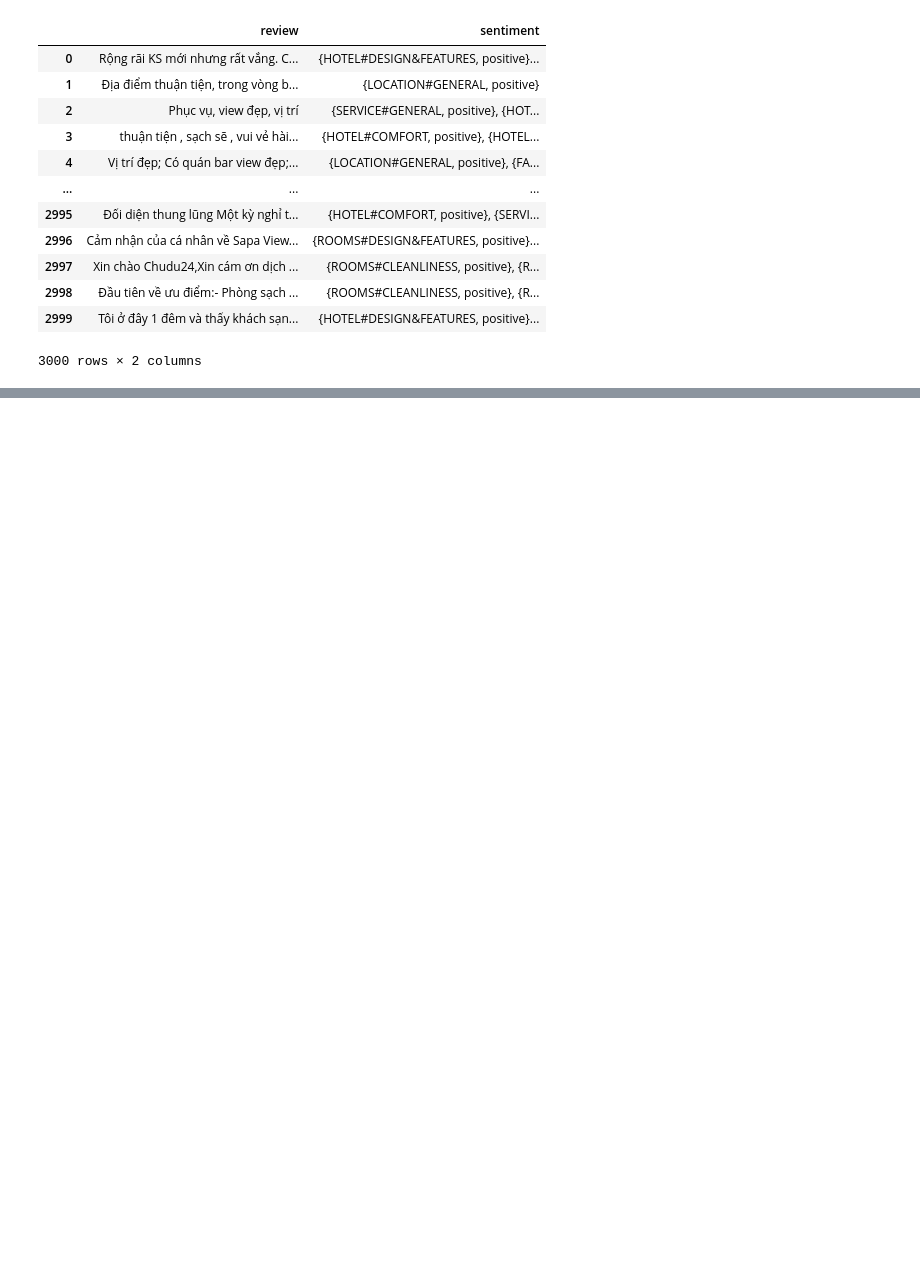
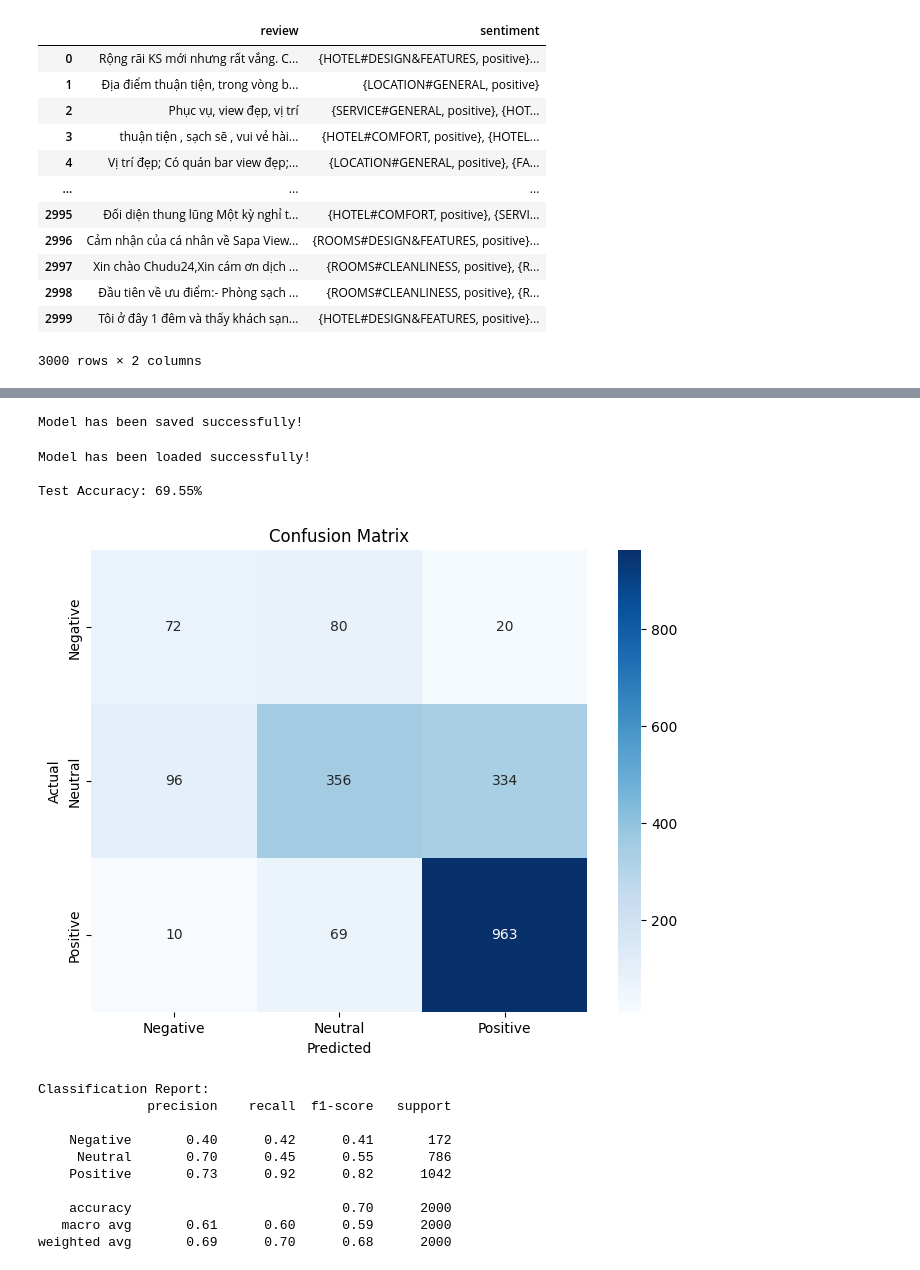
Before and after one commit to garnalam/Sentiment_Classification, a Jupyter notebook: Restaurant_Hotel_Review_Sentiment_Classification/main.ipynb, the cells around one changed output, grey strips where cells are left out. Cells and saved outputs as stored; diff of their text form; code cells hidden in the pictures; blank space fills up the shorter version.

```diff
--- a/Restaurant_Hotel_Review_Sentiment_Classification/main.ipynb
+++ b/Restaurant_Hotel_Review_Sentiment_Classification/main.ipynb
@@ -220,23 +120,21 @@ def convert_data_to_vector(data,model,max_length):
 #Tensor có dạng
 #[[vector tôi],[vector đi],[vector học]]
 # %%
-MAX_LENGTH = 100
+MAX_LENGTH = 150
 # %%
-model = gensim.models.Word2Vec(sentences=token1 + token2 + token3,
+w2v_model = gensim.models.Word2Vec(sentences=token1 + token2 + token3,
                                min_count=1,
                                vector_size=128,
                                alpha=0.001,
                                window=5,
-                               epochs=2000,
+                               epochs=5000,
                                )
 # %%
 from torch.utils.data import DataLoader, TensorDataset
 # %%
 # Chuyển đổi x_train và x_test sang vector rồi padding
-x_train_vector = convert_data_to_vector(data=process_dat1, model=model, max_length=MAX_LENGTH)
-x_test_vector = convert_data_to_vector(data=process_dat2, model=model, max_length=MAX_LENGTH)
-
-
+x_train_vector = convert_data_to_vector(data=process_dat1, model=w2v_model, max_length=MAX_LENGTH)
+x_test_vector = convert_data_to_vector(data=process_dat2, model=w2v_model, max_length=MAX_LENGTH)
 #Chuyển nhãn từ -1 -> 0 , 0->1 , 1->2 để dùng softmax
 y_train = np.array(final_dat1.Label.values, dtype=np.int64)+1
 y_test = np.array(final_dat2.Label.values, dtype=np.int64)+1
@@ -310,7 +188,7 @@ import torch.nn as nn
 import torch.nn.functional as F
 
 class SentimentCNNLSTM(nn.Module):
-    def __init__(self, input_dim, hidden_dim, num_layers=1, num_filters=128, filter_sizes=[2, 3, 4], num_classes=3, dropout_rate=0.5):
+    def __init__(self, input_dim=None, hidden_dim=None, num_layers=1, num_filters=128, filter_sizes=[2, 3, 4], num_classes=3, dropout_rate=0.5):
         super(SentimentCNNLSTM, self).__init__()
 
         # Convolutional layers với BatchNorm và ReLU
@@ -465,0 +347,57 @@ Epoch [620/1000], Loss: 0.0006
+# %%
+import torch
+
+torch.save(model.state_dict(), 'model.pth')  # Lưu model với tên file 'model.pth'
+# %% [output]
+Model has been saved successfully!
+# %%
+import torch
+from sklearn.metrics import accuracy_score, confusion_matrix, classification_report
+
+
+model.load_state_dict(torch.load('model.pth'))
+model.eval()
+
+print("Model has been loaded successfully!")
+
+model.eval()
+y_true = []
+y_pred = []
+
+with torch.no_grad():
+    for x_batch, y_batch in test_loader:
+        outputs = model(x_batch)
+        _, predicted = torch.max(outputs, 1)
+
+        y_true.extend(y_batch.cpu().numpy())
+        y_pred.extend(predicted.cpu().numpy())
+
+accuracy = accuracy_score(y_true, y_pred)
+print(f"\nTest Accuracy: {accuracy * 100:.2f}%")
+
+conf_matrix = confusion_matrix(y_true, y_pred)
+
+plt.figure(figsize=(8, 6))
+sns.heatmap(conf_matrix, annot=True, fmt='d', cmap='Blues', xticklabels=['Negative', 'Neutral', 'Positive'], yticklabels=['Negative', 'Neutral', 'Positive'])
+plt.xlabel('Predicted')
+plt.ylabel('Actual')
+plt.title('Confusion Matrix')
+plt.show()
+class_report = classification_report(y_true, y_pred, target_names=['Negative', 'Neutral', 'Positive'])
+print("\nClassification Report:")
+print(class_report)
+# %% [output]
+Model has been loaded successfully!
+
+Test Accuracy: 69.55%
+[figure, added]
+Classification Report:
+              precision    recall  f1-score   support
+
+    Negative       0.40      0.42      0.41       172
+     Neutral       0.70      0.45      0.55       786
+    Positive       0.73      0.92      0.82      1042
+
+    accuracy                           0.70      2000
+   macro avg       0.61      0.60      0.59      2000
+weighted avg       0.69      0.70      0.68      2000
```
Also changed, not shown: parts of 18 cells of this notebook.
